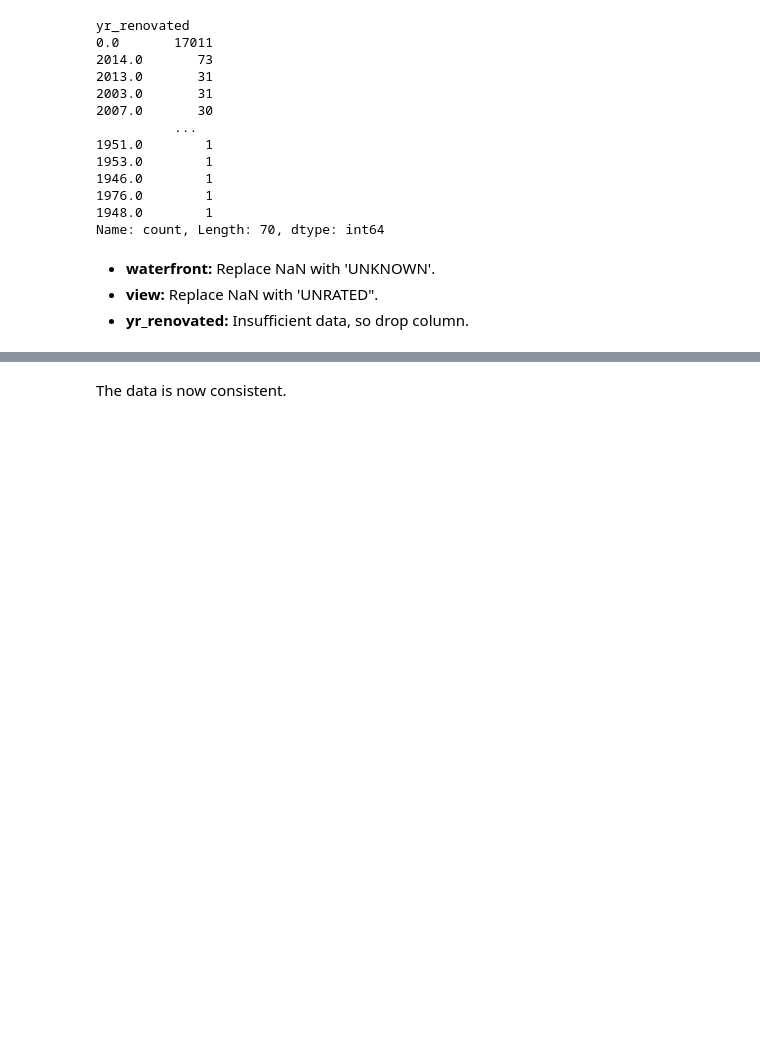
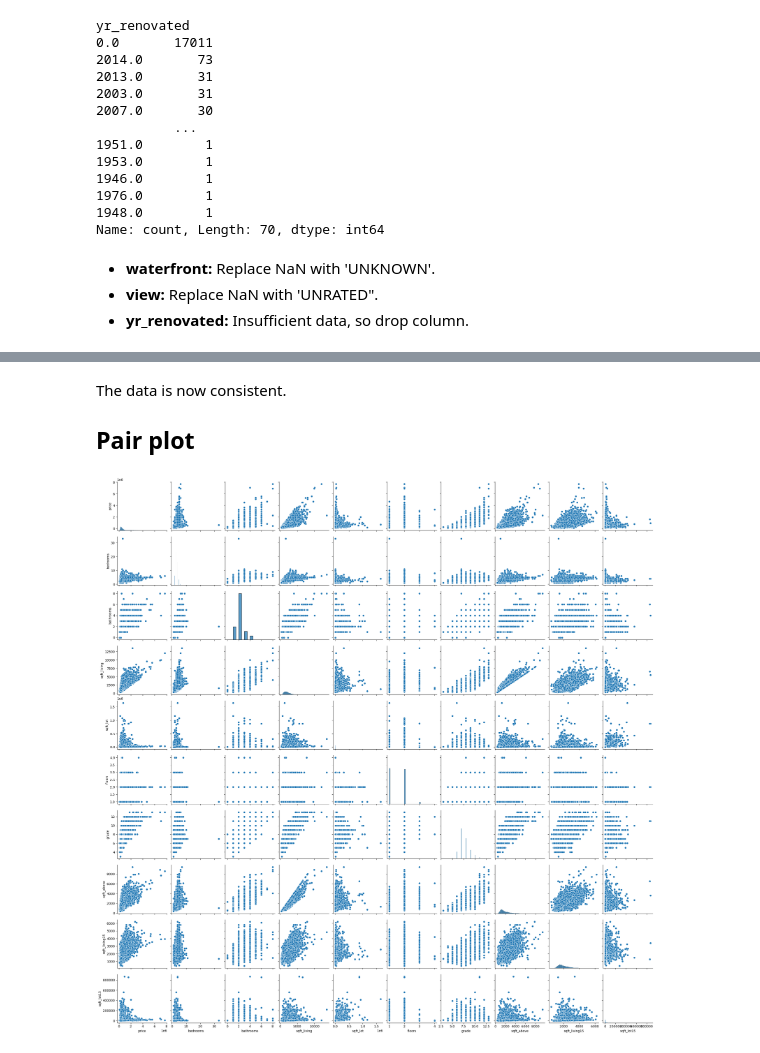
Before and after one commit to lchep2024/phase_2_project, a Jupyter notebook: members/joan.ipynb, the cells around one changed output, grey strips where cells are left out. Drawn from its saved outputs; the diff is of its cells as text; code cells hidden in the pictures; blank space fills up the shorter version.

```diff
--- a/members/joan.ipynb
+++ b/members/joan.ipynb
@@ -303,3 +307,14 @@ dtypes: float64(1), int32(3), int64(6), object(10)
 memory usage: 3.0+ MB
 # %% [markdown]
 The data is now consistent.
+
+## Pair plot
+# %%
+numeric_df = df.select_dtypes(include='number')
+
+with warnings.catch_warnings():
+    warnings.simplefilter("ignore", category=FutureWarning)
+
+    sns.pairplot(numeric_df)
+# %% [output]
+[figure, added]
```
Also changed, not shown: parts of 8 cells of this notebook.
